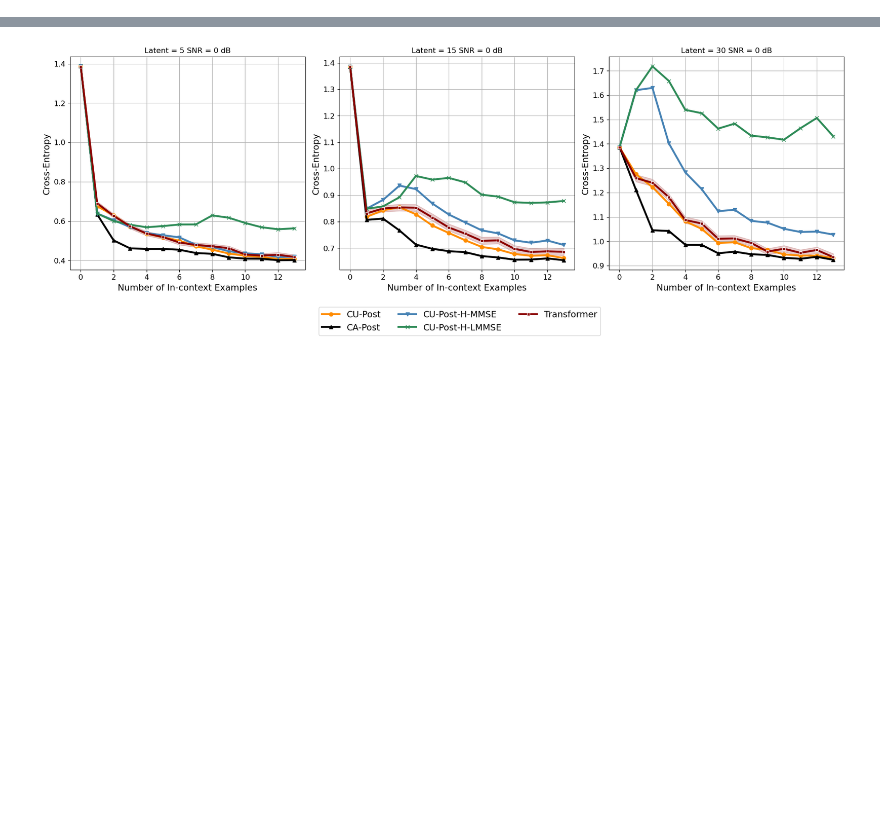
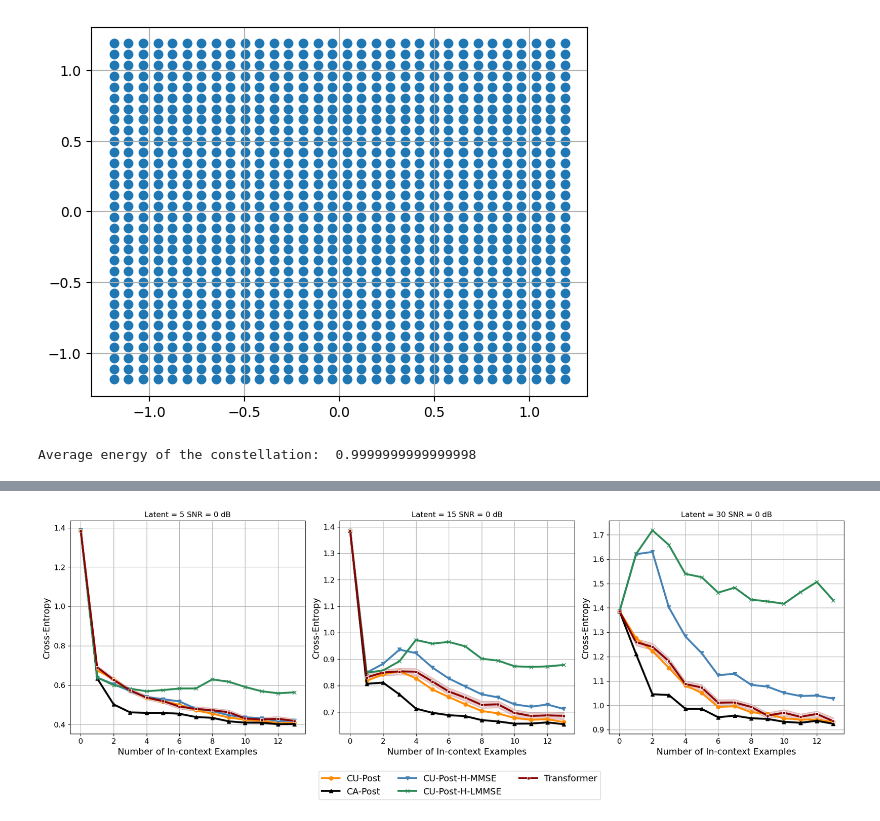
Before and after one commit to vishnutez/in-context-estimation, a Jupyter notebook: traditional-methods/detection-baselines-time-varying-process.ipynb, the cells around one changed output, grey strips where cells are left out. Drawn from its saved outputs; the diff is of its cells as text; code cells hidden in the pictures; blank space fills up the shorter version.

```diff
--- a/traditional-methods/detection-baselines-time-varying-process.ipynb
+++ b/traditional-methods/detection-baselines-time-varying-process.ipynb
@@ -979,0 +1,42 @@ plt.savefig('../Figures/CE-time-variant-SNR0-baselines-QPSK.png', format='png',
+# %%
+import numpy as np
+
+# Get a QAM constellation of size M
+def get_qam_constellation(set_size=4):
+    """
+    Get a QAM constellation of size M.
+
+    :param set_size: Size of the QAM constellation
+    :return: QAM constellation of the specified size
+    """
+    set_size_real = int(np.sqrt(set_size))
+    set_size_imag = set_size_real
+
+    x_real_vec = np.linspace(-2*set_size_real+1, 2*set_size_real-1, set_size_real)
+    x_imag_vec = x_real_vec
+    x_real, x_imag = np.meshgrid(x_real_vec, x_imag_vec)
+
+    x = x_real + 1j * x_imag  # Complex set of symbols
+
+    # Normalize the energy to 1
+    x = x / np.sqrt(np.mean(np.abs(x)**2))
+
+    # Stack to get real and imaginary parts of the symbols (set_size, 2)
+    x_vec = np.stack((np.real(x).ravel(), np.imag(x).ravel()), axis=-1)
+    return x_vec
+
+
+set_x_size = 1024
+x = get_qam_constellation(set_size=set_x_size)
+
+import matplotlib.pyplot as plt
+plt.scatter(x[:, 0], x[:, 1])
+plt.grid()
+plt.show()
+
+# Compute average energy of the constellation
+avg_energy = np.mean(np.abs(x[:, 0])**2 + np.abs(x[:, 1])**2)
+print("Average energy of the constellation: ", avg_energy)
+# %% [output]
+[figure, added]
+Average energy of the constellation:  0.9999999999999998
```
Also changed, not shown: parts of 3 cells of this notebook, 43 other files.
